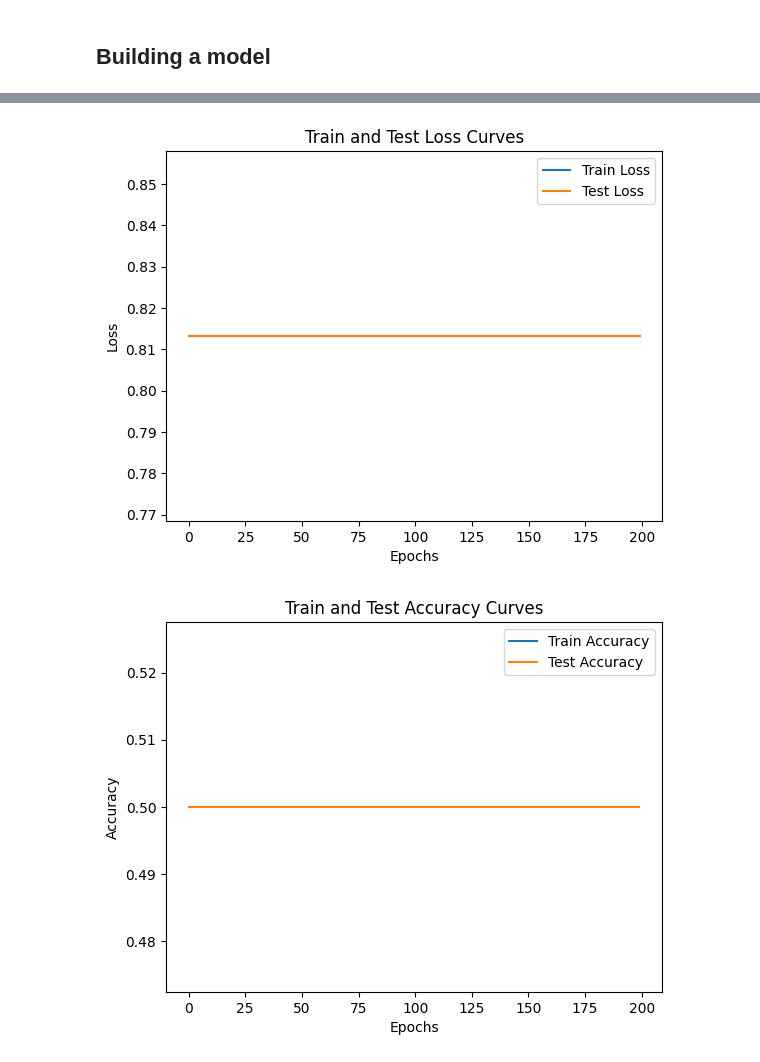
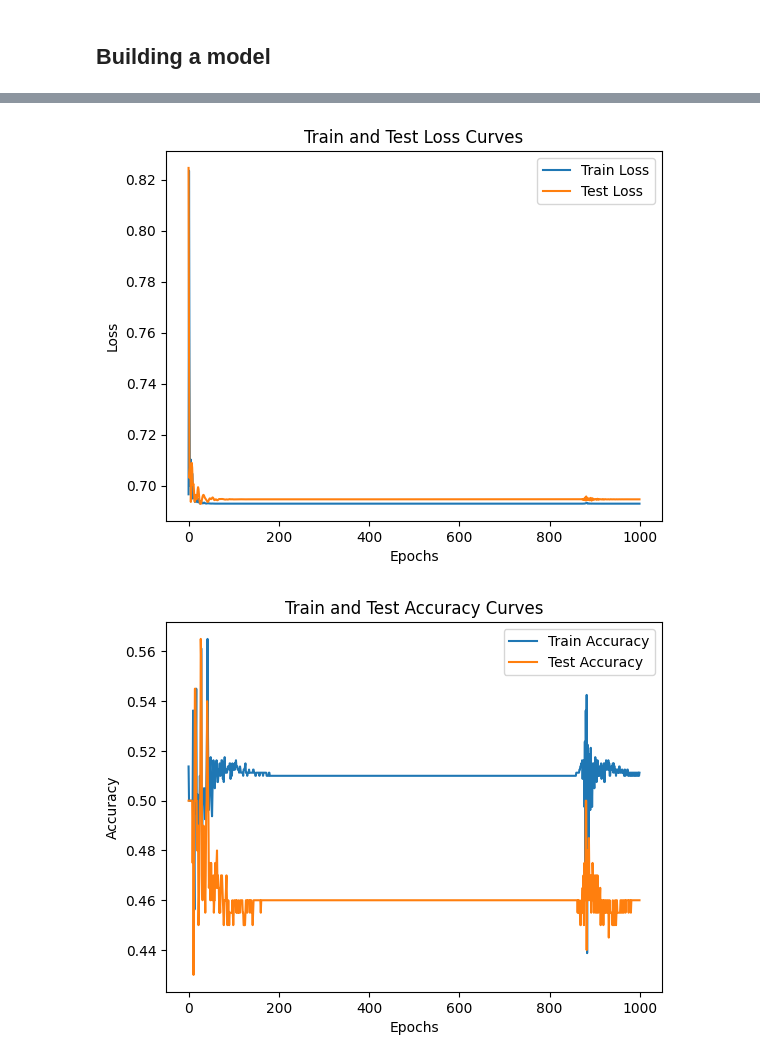
Before and after one commit to Zireael26/pytorch-deep-learning, a Jupyter notebook: my_notebooks/02_pytorch_classification.ipynb, the cells around one changed output, grey strips where cells are left out. Cells and saved outputs as stored; diff of their text form; code cells hidden in the pictures.

```diff
--- a/my_notebooks/02_pytorch_classification.ipynb
+++ b/my_notebooks/02_pytorch_classification.ipynb
@@ -5,6 +5,19 @@ from sklearn.datasets import make_circles
 import torch
 import torch.nn as nn
 from matplotlib import pyplot as plt
+import requests
+from pathlib import Path
+
+# Download helper functions from Learn PyTorch repo (if not already downloaded)
+if Path("helper_functions.py").is_file():
+  print("helper_functions.py already exists, skipping download")
+else:
+  print("Downloading helper_functions.py")
+  request = requests.get("https://raw.githubusercontent.com/mrdbourke/pytorch-deep-learning/main/helper_functions.py")
+  with open("helper_functions.py", "wb") as f:
+    f.write(request.content)
+
+from helper_functions import plot_predictions, plot_decision_boundary
 
 # Device Setup
 device = "cpu"
@@ -96,19 +110,23 @@ class CircleModelV0(nn.Module):
         # 2 layers,
         # layer 1: input 2 features, output 5 features
         # layer 2: input 5 features, output 1 feature
-        self.layer_1 = nn.Linear(in_features=2, out_features=5)
-        self.layer_2 = nn.Linear(in_features=5, out_features=1)
+        self.layer_1 = nn.Linear(in_features=2, out_features=16)
+        self.layer_2 = nn.Linear(in_features=16, out_features=16)
+        self.layer_3 = nn.Linear(in_features=16, out_features=1)
+        # self.relu = nn.ReLU()
 
     # Pass through all layers
     def forward(self, x):
         x = self.layer_1(x)
         x = self.layer_2(x)
+        # x = self.relu(x)
+        x = self.layer_3(x)
         return x
 
 # Creating an instance of the model
 model_0 = CircleModelV0().to(device)
 print(model_0)
 print(f"Number of parameters in model: {sum(p.numel() for p in model_0.parameters())}")
-print(f"{model_0.state_dict()=}")
+# print(f"{model_0.state_dict()=}")
 # %% [output]
 CircleModelV0(
@@ -129,11 +138,11 @@ model_0.state_dict()=OrderedDict({'layer_1.weight': tensor([[-0.6224,  0.4799],
 # %%
 loss_fn = nn.BCEWithLogitsLoss()
-optimizer = torch.optim.Adam(params=model_0.parameters(), lr=0.05)
+optimizer = torch.optim.Adam(params=model_0.parameters(), lr=0.1)
 accuracy_fn = lambda y_true, y_pred: torch.eq(y_true, torch.round(torch.sigmoid(y_pred))).sum().item() / len(y_true)
 # %%
 # Train/Test Loop
 torch.manual_seed(42)
-epochs = 200
+epochs = 1000
 
 # Init empty lists to store loss values
 train_loss_values = []
@@ -151,7 +160,7 @@ for epoch in range(epochs):
     y_pred = torch.round(torch.sigmoid(y_logits))  # Convert logits to prediction probabilities
 
     # 2. Calculate loss
-    loss = loss_fn(y_pred, y_train)
+    loss = loss_fn(y_logits, y_train)
     acc = accuracy_fn(y_true=y_train, y_pred=y_logits)
 
     # 3. Zero gradients
@@ -171,22 +180,22 @@ for epoch in range(epochs):
         test_pred = torch.round(torch.sigmoid(test_logits))
 
         # Calculate test loss
-        test_loss = loss_fn(test_pred, y_test)
+        test_loss = loss_fn(test_logits, y_test)
         test_acc = accuracy_fn(y_true=y_test, y_pred=test_logits)
 
-    # Every 25 epochs, calculate and print out test loss
-    if epoch % 10 == 0:
+    # Every 20 epochs, calculate and print out test loss
+    if epoch % 20 == 0:
         # Print out what's happening
         print(f"Epoch: {epoch} | Train Loss: {loss:.5f} | Train Acc: {acc:.5f} | Test Loss: {test_loss:.5f} | Test Acc: {test_acc:.5f}")
 
-    # Append loss values to lists
+#     # Append loss values to lists
     train_loss_values.append(loss.cpu().item())
     train_acc_values.append(acc)
     test_loss_values.append(test_loss.cpu().item())
     test_acc_values.append(test_acc)
     epochs_list.append(epoch)
 
-# Plot the loss curves
+# # Plot the loss curves
 plt.plot(epochs_list, train_loss_values, label="Train Loss")
 plt.plot(epochs_list, test_loss_values, label="Test Loss")
 plt.xlabel("Epochs")
@@ -195,7 +204,7 @@ plt.title("Train and Test Loss Curves")
 plt.legend()
 plt.show()
 
-# plot the accuracy curves
+# # plot the accuracy curves
 plt.plot(epochs_list, train_acc_values, label="Train Accuracy")
 plt.plot(epochs_list, test_acc_values, label="Test Accuracy")
 plt.xlabel("Epochs")
@@ -227,2 +233,2 @@ Epoch: 190 | Train Loss: 0.81326 | Train Acc: 0.50000 | Test Loss: 0.81326 | Tes
-[figure, old version]
+[figure, new version]
-[figure, old version]
+[figure, new version]
```
Also changed, not shown: parts of 3 cells of this notebook, 1 other file.
